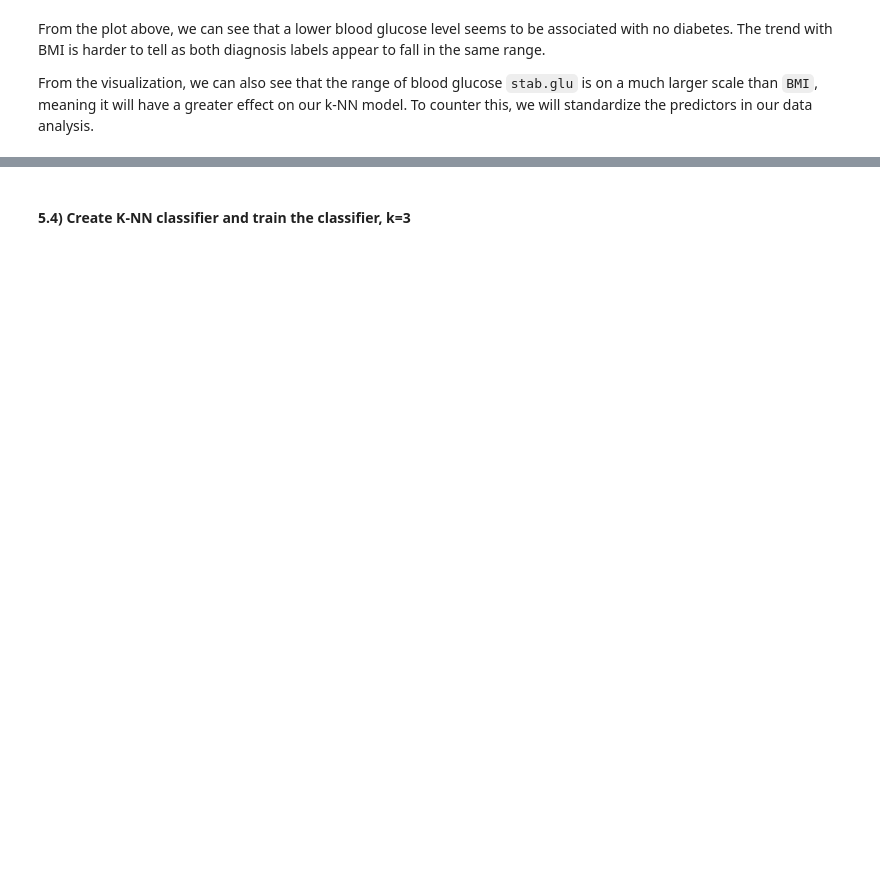
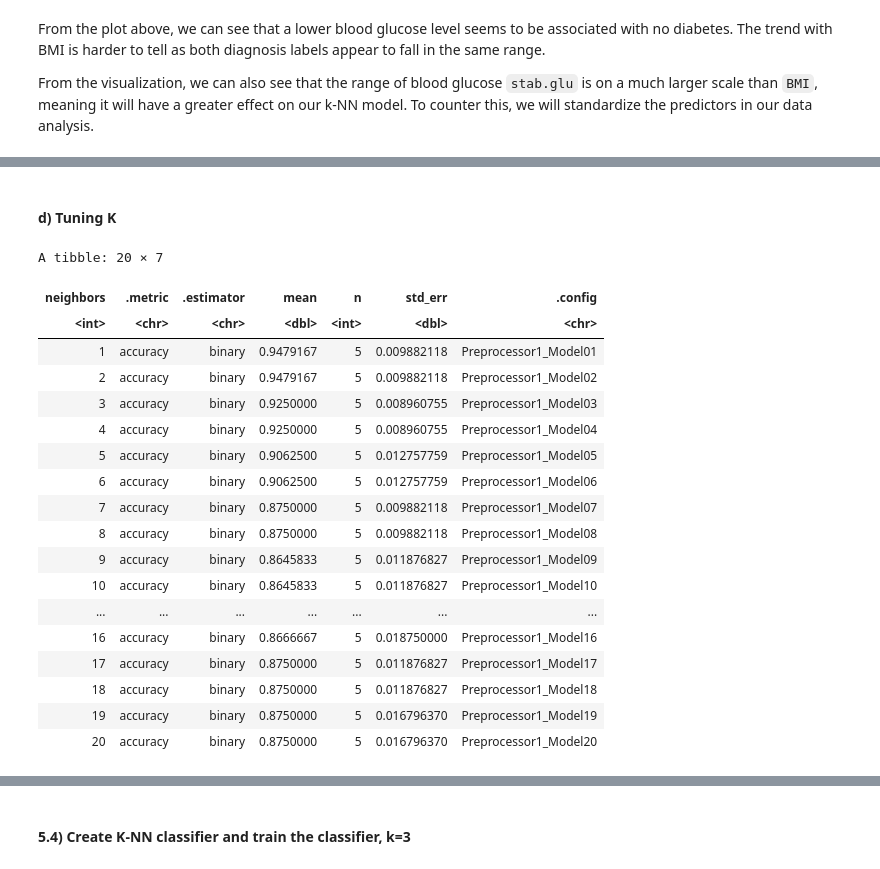
Before and after one commit to wmma2/group_18_project, a Jupyter notebook: Final_report.ipynb, the cells around one changed output, grey strips where cells are left out. Saved outputs shown, nothing was run; the diff lists cells and outputs as text; code cells hidden in the pictures; blank space fills up the shorter version.

```diff
--- a/Final_report.ipynb
+++ b/Final_report.ipynb
@@ -225,0 +294,16 @@ check_count
+# %%
+# Standardize the mean and SD of predictors
+diabetes_recipe <- recipe(diagnosis ~., data = diabetes_train) |>
+  step_scale(all_predictors()) |>
+  step_center(all_predictors())
+
+# Tell the classifier it is a kknn and equal weight (rectangular) type
+knn_spec <- nearest_neighbor(weight_func = "rectangular", neighbors = 3) |>
+  set_engine("kknn") |>
+  set_mode("classification")
+
+# Apply the knn model to our 5 vfolds
+knn_fit <- workflow() |>
+  add_recipe(diabetes_recipe) |>
+  add_model(knn_spec) |>
+  fit_resamples(resamples = diabetes_vfold)
@@ -225,0 +321,44 @@ check_count
+# %% [markdown]
+#### **d) Tuning K**
+# %%
+#Tune K specifications
+knn_spec_tune <- nearest_neighbor(weight_func = "rectangular",
+                             neighbors = tune()) |>
+  set_engine("kknn") |>
+  set_mode("classification")
+
+#Create tibble with 1-100 K's, increasing by 5
+k_vals <- tibble(neighbors = seq(from = 1, to = 20))
+
+#Apply this into a workflow
+knn_results <- workflow() |>
+  add_recipe(diabetes_recipe) |>
+  add_model(knn_spec_tune) |>
+  tune_grid(resamples = diabetes_vfold, grid = k_vals) |>
+  collect_metrics()
+
+#Gather results from tuned K
+accuracies <- knn_results |>
+  filter(.metric == "accuracy")
+
+accuracies
+# %% [output]
+A tibble: 20 × 7
+| neighbors | .metric | .estimator | mean | n | std_err | .config |
+| <int> | <chr> | <chr> | <dbl> | <int> | <dbl> | <chr> |
+| 1 | accuracy | binary | 0.9479167 | 5 | 0.009882118 | Preprocessor1_Model01 |
+| 2 | accuracy | binary | 0.9479167 | 5 | 0.009882118 | Preprocessor1_Model02 |
+| 3 | accuracy | binary | 0.9250000 | 5 | 0.008960755 | Preprocessor1_Model03 |
+| 4 | accuracy | binary | 0.9250000 | 5 | 0.008960755 | Preprocessor1_Model04 |
+| 5 | accuracy | binary | 0.9062500 | 5 | 0.012757759 | Preprocessor1_Model05 |
+| 6 | accuracy | binary | 0.9062500 | 5 | 0.012757759 | Preprocessor1_Model06 |
+| 7 | accuracy | binary | 0.8750000 | 5 | 0.009882118 | Preprocessor1_Model07 |
+| 8 | accuracy | binary | 0.8750000 | 5 | 0.009882118 | Preprocessor1_Model08 |
+| 9 | accuracy | binary | 0.8645833 | 5 | 0.011876827 | Preprocessor1_Model09 |
+| 10 | accuracy | binary | 0.8645833 | 5 | 0.011876827 | Preprocessor1_Model10 |
+| ... | ... | ... | ... | ... | ... | ... |
+| 16 | accuracy | binary | 0.8666667 | 5 | 0.018750000 | Preprocessor1_Model16 |
+| 17 | accuracy | binary | 0.8750000 | 5 | 0.011876827 | Preprocessor1_Model17 |
+| 18 | accuracy | binary | 0.8750000 | 5 | 0.011876827 | Preprocessor1_Model18 |
+| 19 | accuracy | binary | 0.8750000 | 5 | 0.016796370 | Preprocessor1_Model19 |
+| 20 | accuracy | binary | 0.8750000 | 5 | 0.016796370 | Preprocessor1_Model20 |
```
Also changed, not shown: parts of 34 cells of this notebook.
